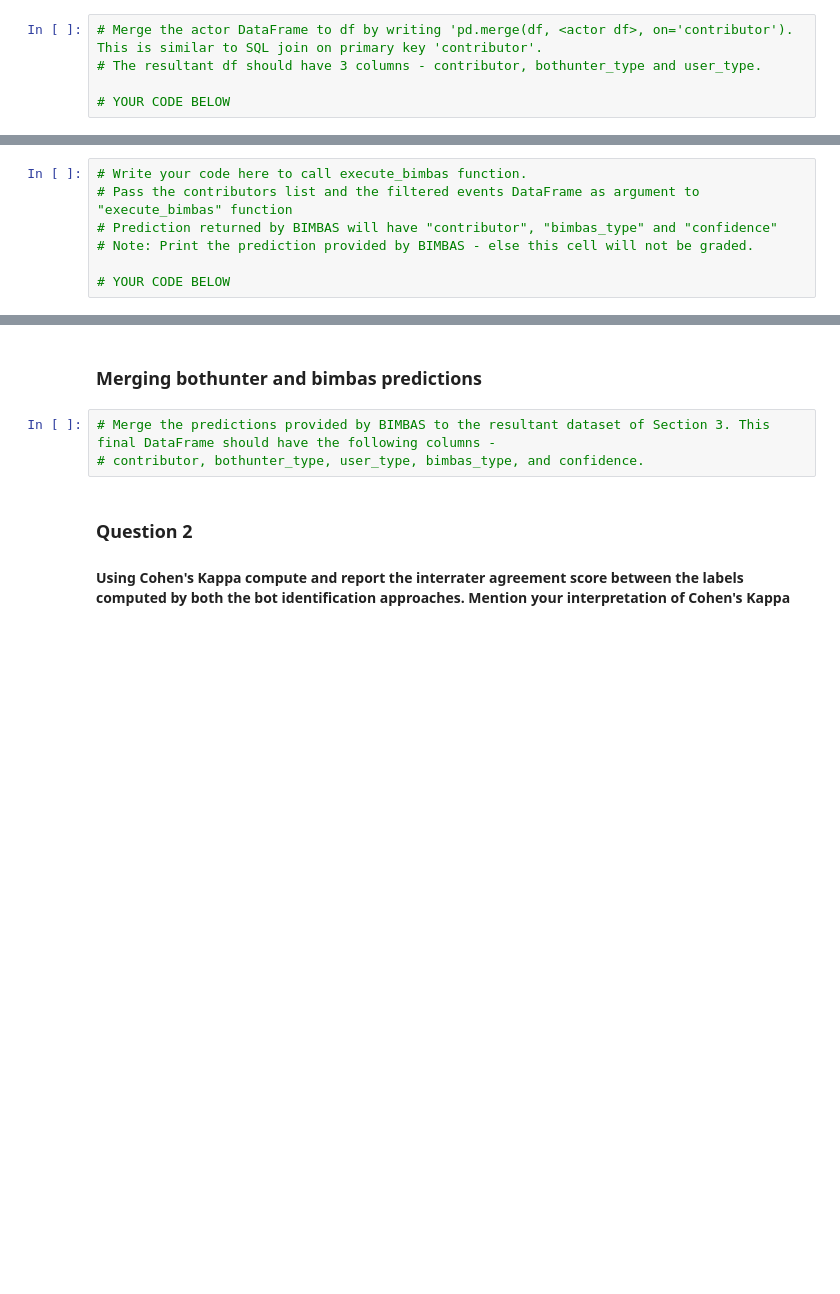
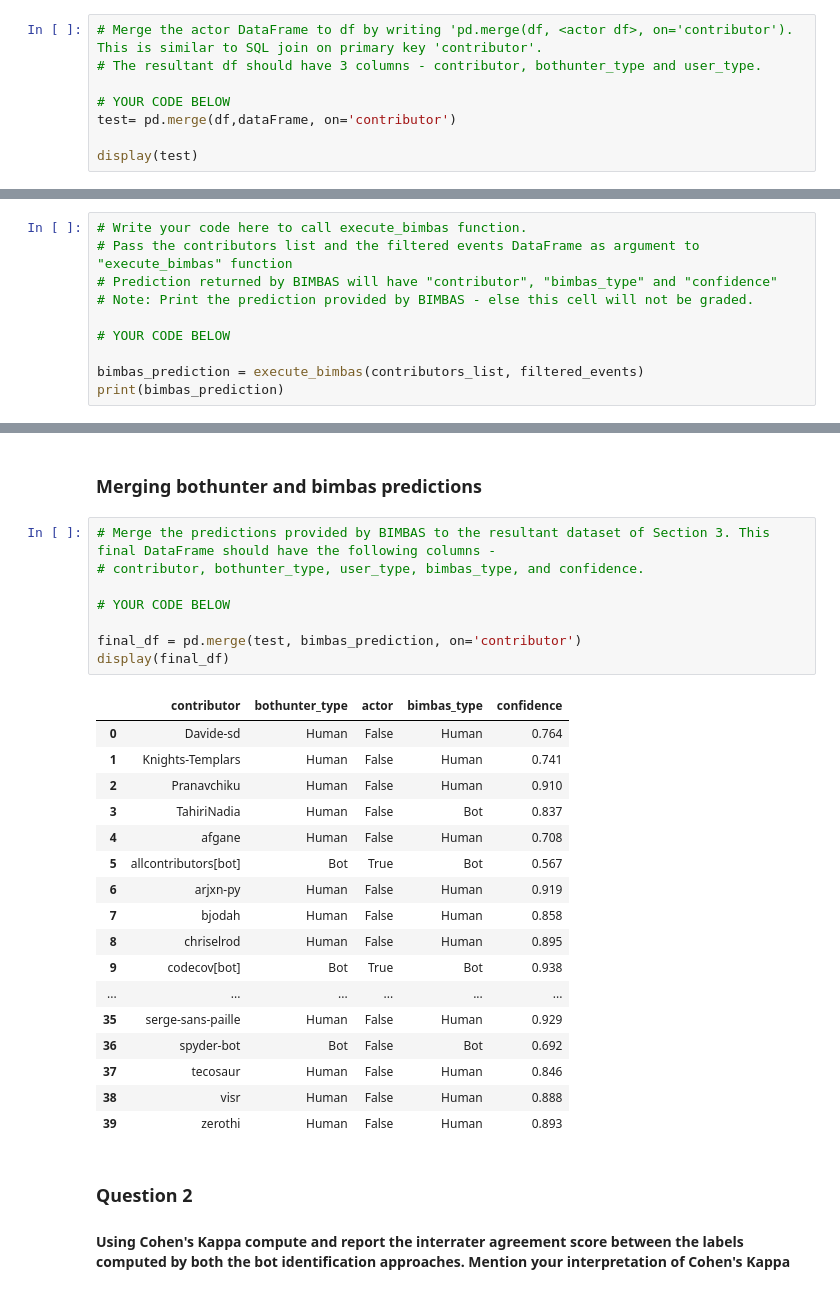
Before and after one commit to T-ramissU/Software_Evolution_TP_bots, a Jupyter notebook: TP_bots_template.ipynb, the cells around one changed output, grey strips where cells are left out. Cells and saved outputs as stored; diff of their text form; blank space fills up the shorter version.

```diff
--- a/TP_bots_template.ipynb
+++ b/TP_bots_template.ipynb
@@ -139,3 +138,6 @@ display(dataFrame)
 # The resultant df should have 3 columns - contributor, bothunter_type and user_type.
 
 # YOUR CODE BELOW
+test= pd.merge(df,dataFrame, on='contributor')
+
+display(test)
@@ -214,3 +264,6 @@ def execute_bimbas(contributors_list, selected_events):
 # Note: Print the prediction provided by BIMBAS - else this cell will not be graded.
 
 # YOUR CODE BELOW
+
+bimbas_prediction = execute_bimbas(contributors_list, filtered_events)
+print(bimbas_prediction)
@@ -222,6 +293,29 @@ def execute_bimbas(contributors_list, selected_events):
 # %%
 # Merge the predictions provided by BIMBAS to the resultant dataset of Section 3. This final DataFrame should have the following columns -
 # contributor, bothunter_type, user_type, bimbas_type, and confidence.
+
+# YOUR CODE BELOW
+
+final_df = pd.merge(test, bimbas_prediction, on='contributor')
+display(final_df)
+# %% [output]
+|  | contributor | bothunter_type | actor | bimbas_type | confidence |
+| 0 | Davide-sd | Human | False | Human | 0.764 |
+| 1 | Knights-Templars | Human | False | Human | 0.741 |
+| 2 | Pranavchiku | Human | False | Human | 0.910 |
+| 3 | TahiriNadia | Human | False | Bot | 0.837 |
+| 4 | afgane | Human | False | Human | 0.708 |
+| 5 | allcontributors[bot] | Bot | True | Bot | 0.567 |
+| 6 | arjxn-py | Human | False | Human | 0.919 |
+| 7 | bjodah | Human | False | Human | 0.858 |
+| 8 | chriselrod | Human | False | Human | 0.895 |
+| 9 | codecov[bot] | Bot | True | Bot | 0.938 |
+| ... | ... | ... | ... | ... | ... |
+| 35 | serge-sans-paille | Human | False | Human | 0.929 |
+| 36 | spyder-bot | Bot | False | Bot | 0.692 |
+| 37 | tecosaur | Human | False | Human | 0.846 |
+| 38 | visr | Human | False | Human | 0.888 |
+| 39 | zerothi | Human | False | Human | 0.893 |
 # %% [markdown]
 ### Question 2
 #### Using Cohen's Kappa compute and report the interrater agreement score between the labels computed by both the bot identification approaches. Mention your interpretation of Cohen's Kappa
```
Also changed, not shown: parts of 7 cells of this notebook.
